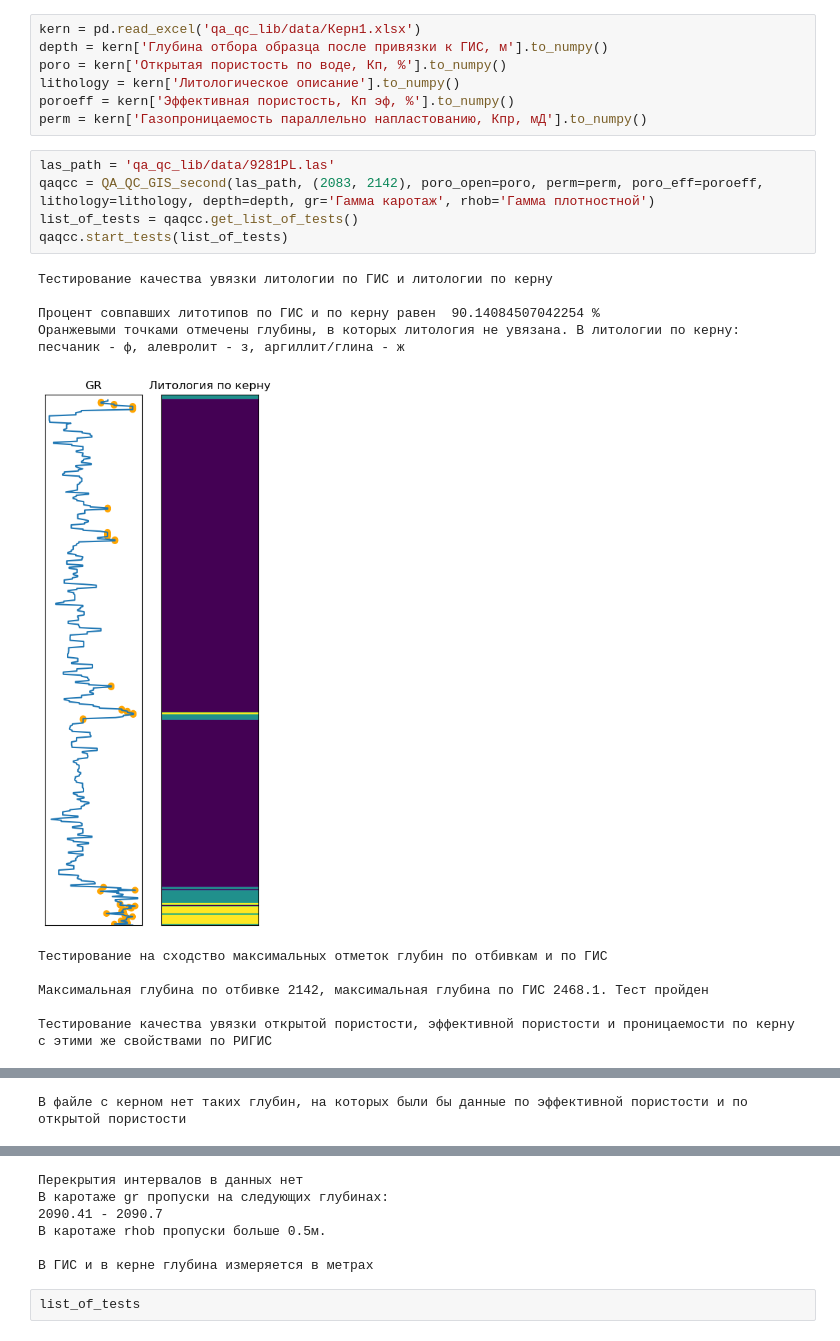
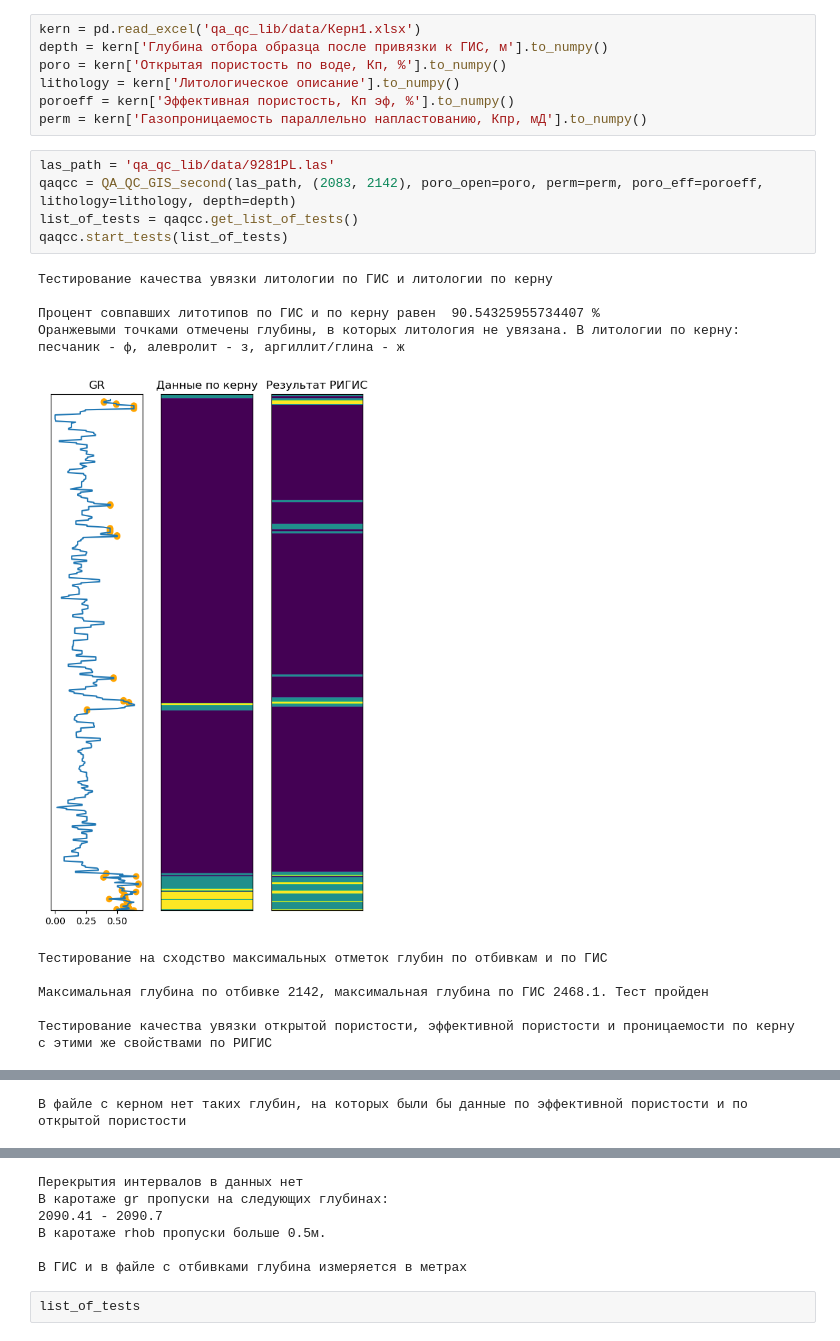
Before and after one commit to Salnikov-MaX/QA_QC_proj, a Jupyter notebook: workflow.ipynb, the cells around one changed output, grey strips where cells are left out. Drawn from its saved outputs; the diff is of its cells as text.

```diff
--- a/workflow.ipynb
+++ b/workflow.ipynb
@@ -10,15 +13,15 @@ poroeff = kern['Эффективная пористость, Кп эф, %'].to_n
 perm = kern['Газопроницаемость параллельно напластованию, Кпр, мД'].to_numpy()
 # %%
 las_path = 'qa_qc_lib/data/9281PL.las'
-qaqcc = QA_QC_GIS_second(las_path, (2083, 2142), poro_open=poro, perm=perm, poro_eff=poroeff, lithology=lithology, depth=depth, gr='Гамма каротаж', rhob='Гамма плотностной')
+qaqcc = QA_QC_GIS_second(las_path, (2083, 2142), poro_open=poro, perm=perm, poro_eff=poroeff, lithology=lithology, depth=depth)
 list_of_tests = qaqcc.get_list_of_tests()
 qaqcc.start_tests(list_of_tests)
 # %% [output]
 Тестирование качества увязки литологии по ГИС и литологии по керну
 
-Процент совпавших литотипов по ГИС и по керну равен  90.14084507042254 %
+Процент совпавших литотипов по ГИС и по керну равен  90.54325955734407 %
 Оранжевыми точками отмечены глубины, в которых литология не увязана. В литологии по керну: песчаник - ф, алевролит - з, аргиллит/глина - ж
-[figure, old version]
+[figure, new version]
 Тестирование на сходство максимальных отметок глубин по отбивкам и по ГИС
 
 Максимальная глубина по отбивке 2142, максимальная глубина по ГИС 2468.1. Тест пройден
@@ -32,7 +35,7 @@ qaqcc.start_tests(list_of_tests)
 2090.41 - 2090.7
 В каротаже rhob пропуски больше 0.5м.
 
-В ГИС и в керне глубина измеряется в метрах
+В ГИС и в файле с отбивками глубина измеряется в метрах
 # %%
 list_of_tests
 # %% [output]
```
Also changed, not shown: parts of 9 cells of this notebook.
